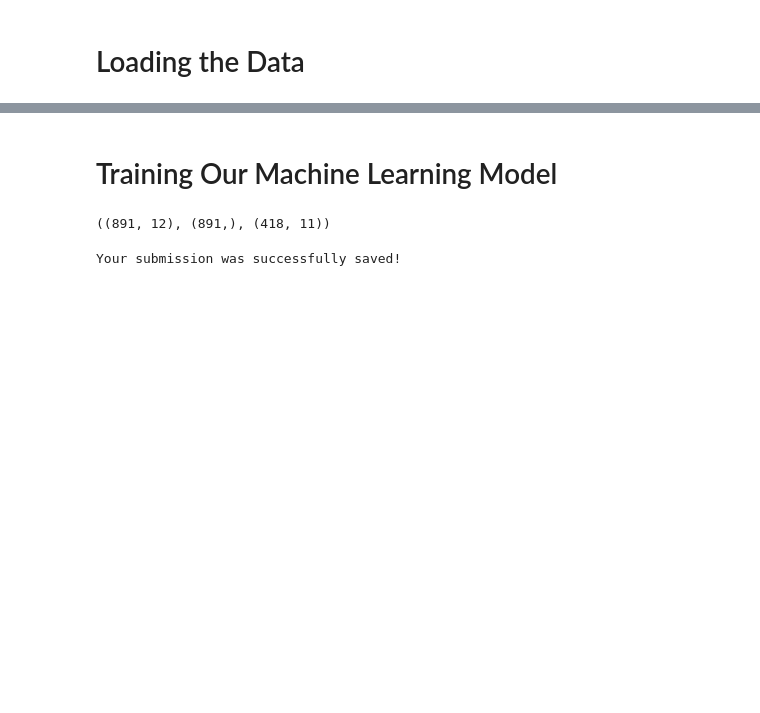
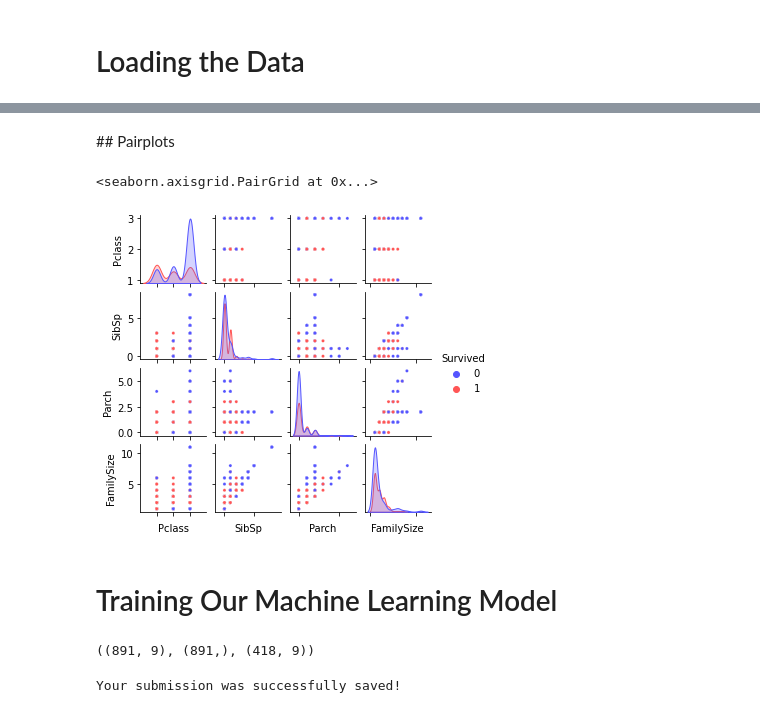
Before and after one commit to pheygiod/my_projects, a Jupyter notebook: to_complete/titanic.ipynb, the cells around one changed output, grey strips where cells are left out. Drawn from its saved outputs; the diff is of its cells as text; code cells hidden in the pictures; blank space fills up the shorter version.

```diff
--- a/to_complete/titanic.ipynb
+++ b/to_complete/titanic.ipynb
@@ -161,10 +167,20 @@ test_data.head()
+# %% [markdown]
+## Pairplots
+# %%
+# Generating pairplots to observe the distribution of the data of the features
+g = sns.pairplot(data=train_df, hue='Survived', palette = 'seismic',
+                 size=1.2,diag_kind = 'kde',diag_kws=dict(shade=True),plot_kws=dict(s=10) )
+g.set(xticklabels=[])
+# %% [output]
+<seaborn.axisgrid.PairGrid at 0x...>
+[figure, added]
 # %% [markdown]
 # Training Our Machine Learning Model
 # %%
-X_train = train_data.drop("Survived", axis=1) # assigning the training data to a variable named X_train and dropping the Survived column (the value that we want to predict)
-Y_train = train_data["Survived"] # assigning the value that we want to predict to Y_train
-X_test  = test_data.drop("PassengerId", axis=1).copy() # creating an X_test test set
+X_train = train_df.drop("Survived", axis=1) # assigning the training data to a variable named X_train and dropping the Survived column (the value that we want to predict)
+Y_train = train_df["Survived"] # assigning the value that we want to predict to Y_train
+X_test  = test_df.drop("PassengerId", axis=1).copy() # creating an X_test test set
 X_train.shape, Y_train.shape, X_test.shape # looking at the shape of our sets
 # %% [output]
-((891, 12), (891,), (418, 11))
+((891, 9), (891,), (418, 9))
 # %%
```
Also changed, not shown: parts of 46 cells of this notebook.
